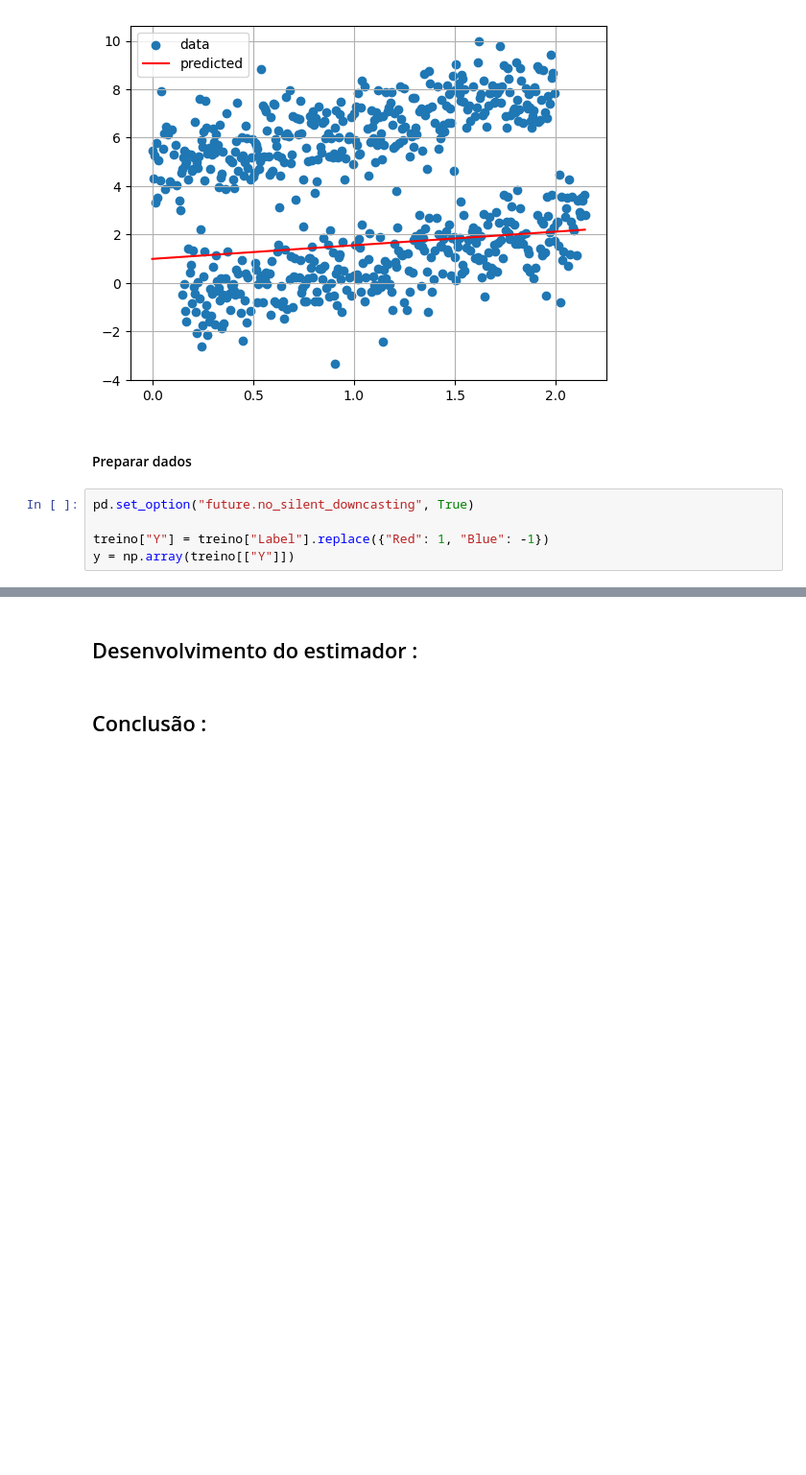
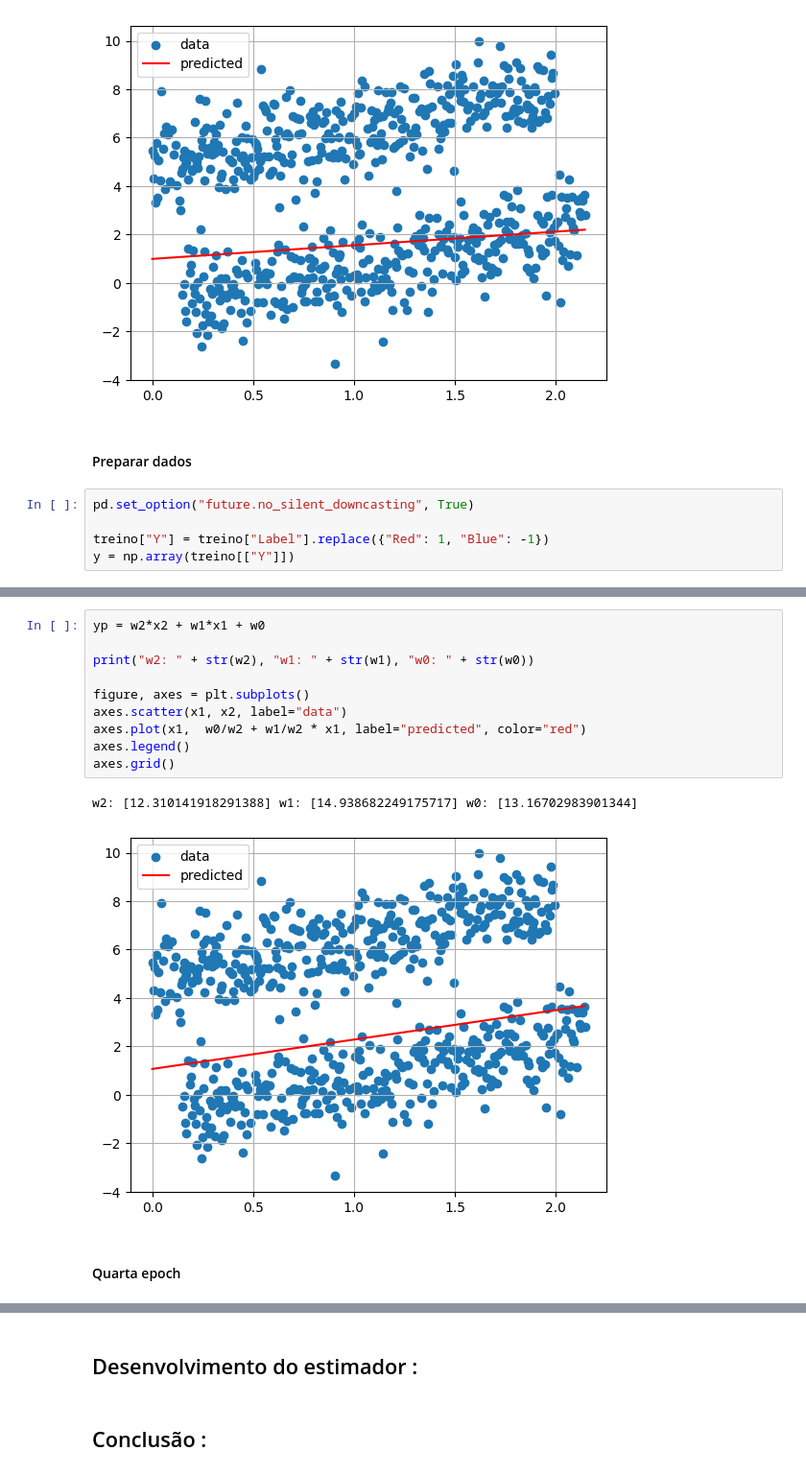
Before and after one commit to LucasSavassa/backend-playground, a Jupyter notebook: linear-classifier/hello-world/LUCAS_PIRES_SAVASSA_N1_B1_S1_2024.ipynb, the cells around one changed output, grey strips where cells are left out. Shown at 96% size. Drawn from its saved outputs; the diff is of its cells as text; blank space fills up the shorter version.

```diff
--- a/linear-classifier/hello-world/LUCAS_PIRES_SAVASSA_N1_B1_S1_2024.ipynb
+++ b/linear-classifier/hello-world/LUCAS_PIRES_SAVASSA_N1_B1_S1_2024.ipynb
@@ -293,0 +376,15 @@ w2: -17972.72635141019 w1: 459.9972322491787 w0: -59.03297016098705
+# %%
+yp = w2*x2 + w1*x1 + w0
+
+print("w2: " + str(w2), "w1: " + str(w1), "w0: " + str(w0))
+
+figure, axes = plt.subplots()
+axes.scatter(x1, x2, label="data")
+axes.plot(x1,  w0/w2 + w1/w2 * x1, label="predicted", color="red")
+axes.legend()
+axes.grid()
+# %% [output]
+w2: [12.310141918291388] w1: [14.938682249175717] w0: [13.16702983901344]
+[figure, added]
+# %% [markdown]
+#### Quarta epoch
```
Also changed, not shown: parts of 15 cells of this notebook, 1 other file.
